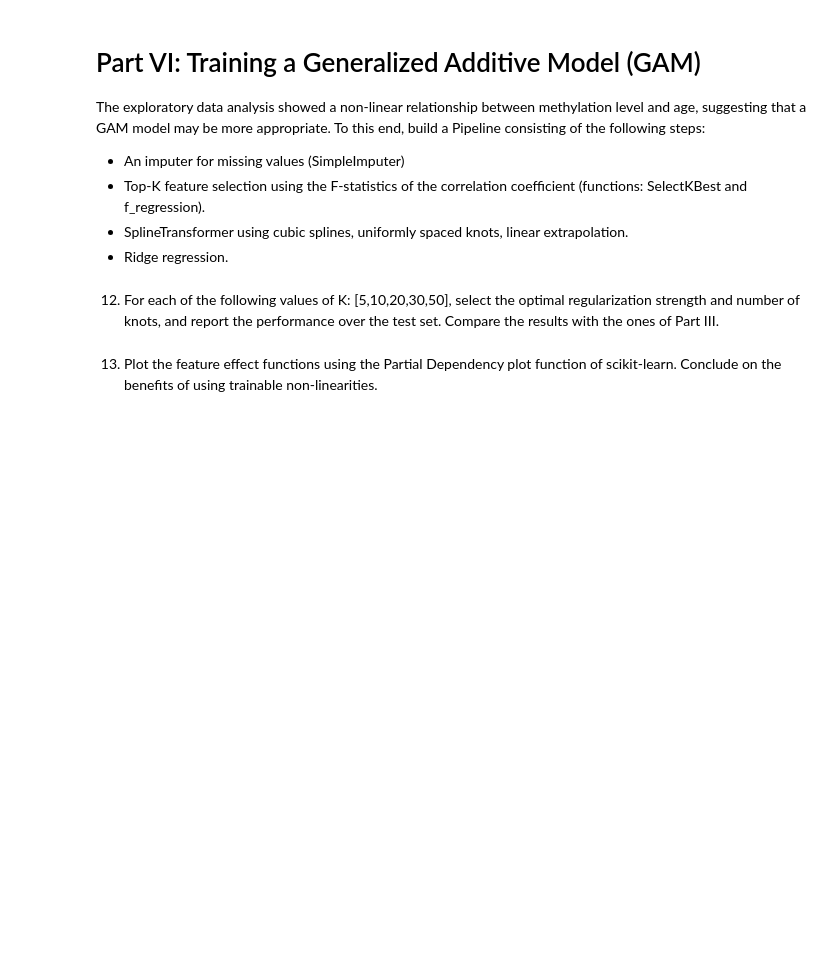
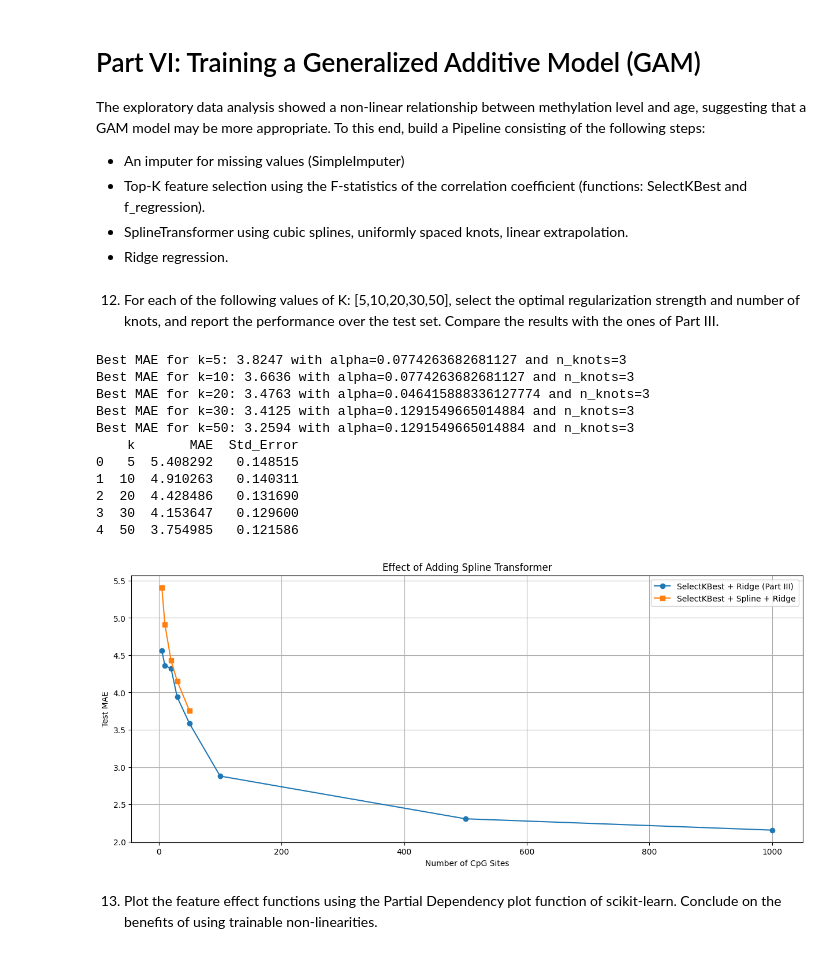
Before and after one commit to OvadiaOmer3/AdvTopicsML4CompBio, a Jupyter notebook: HW1/Homework_1.ipynb, the cells around one changed output. Drawn from its saved outputs; the diff is of its cells as text; code cells hidden in the pictures; blank space fills up the shorter version.

```diff
--- a/HW1/Homework_1.ipynb
+++ b/HW1/Homework_1.ipynb
@@ -682,5 +668,72 @@ The exploratory data analysis showed a non-linear relationship between methylati
 -	Ridge regression.
 # %% [markdown]
 12.	For each of the following values of K: [5,10,20,30,50], select the optimal regularization strength and number of knots, and report the performance over the test set. Compare the results with the ones of Part III.
+# %%
+from sklearn.preprocessing import SplineTransformer
+
+k_values = [5,10,20,30,50]
+cv_splits = list(skf.split(X_train, Y_train_binned))
+
+alphas = np.logspace(-2, 0, 10)
+knots = np.linspace(3, 10, 1, dtype=int)
+
+best_models = []
+for k in k_values:
+    pipeline = Pipeline([
+        ('imputer', SimpleImputer()),
+        ('feature_selection', SelectKBest(score_func=f_regression, k=k)),
+        # Use a spline transformer with uniformly spaced cubic knots, linear extrapolation
+        ('spline', SplineTransformer(degree=3, extrapolation='linear')),
+        ("regressor", Ridge())
+    ])
+    param_grid = {
+        'regressor__alpha': alphas,
+        'spline__n_knots': knots
+    }
+    grid_search = GridSearchCV(
+        pipeline,
+        param_grid,
+        cv=cv_splits,
+        scoring="neg_mean_absolute_error"
+    )
+    grid_search.fit(X_train, Y_train)
+    best_model = grid_search.best_estimator_
+    best_performance = -grid_search.best_score_
+    print(f"Best MAE for k={k}: {best_performance:.4f} with alpha={grid_search.best_params_['regressor__alpha']} and n_knots={grid_search.best_params_['spline__n_knots']}")
+    best_models.append(best_model)
+
+report = []
+for k, model in zip(k_values, best_models):
+    predictions = model.predict(X_test)
+    mae = np.mean(np.abs(predictions - Y_test))
+    std_error = np.std(np.abs(predictions - Y_test)) / np.sqrt(len(Y_test))
+    report.append((k, mae, std_error))
+spline_report_df = pd.DataFrame(report, columns=['k', 'MAE', 'Std_Error'])
+print(spline_report_df)
+
+# Comparing results with ridge regression from part III
+plt.figure(figsize=(15, 6))
+plt.plot(ridge_report_df['k'], ridge_report_df['MAE'], marker='o', label='SelectKBest + Ridge (Part III)')
+plt.plot(spline_report_df['k'], spline_report_df['MAE'], marker='s', label='SelectKBest + Spline + Ridge')
+plt.xlabel('Number of CpG Sites')
+plt.ylabel('Test MAE')
+plt.title('Effect of Adding Spline Transformer')
+plt.legend()
+plt.grid(True)
+
+plt.show()
+# %% [output]
+Best MAE for k=5: 3.8247 with alpha=0.0774263682681127 and n_knots=3
+Best MAE for k=10: 3.6636 with alpha=0.0774263682681127 and n_knots=3
+Best MAE for k=20: 3.4763 with alpha=0.046415888336127774 and n_knots=3
+Best MAE for k=30: 3.4125 with alpha=0.1291549665014884 and n_knots=3
+Best MAE for k=50: 3.2594 with alpha=0.1291549665014884 and n_knots=3
+    k       MAE  Std_Error
+0   5  5.408292   0.148515
+1  10  4.910263   0.140311
+2  20  4.428486   0.131690
+3  30  4.153647   0.129600
+4  50  3.754985   0.121586
+[figure, added]
 # %% [markdown]
 13.	Plot the feature effect functions using the Partial Dependency plot function of scikit-learn. Conclude on the benefits of using trainable non-linearities.
```
Also changed, not shown: parts of 7 cells of this notebook.
